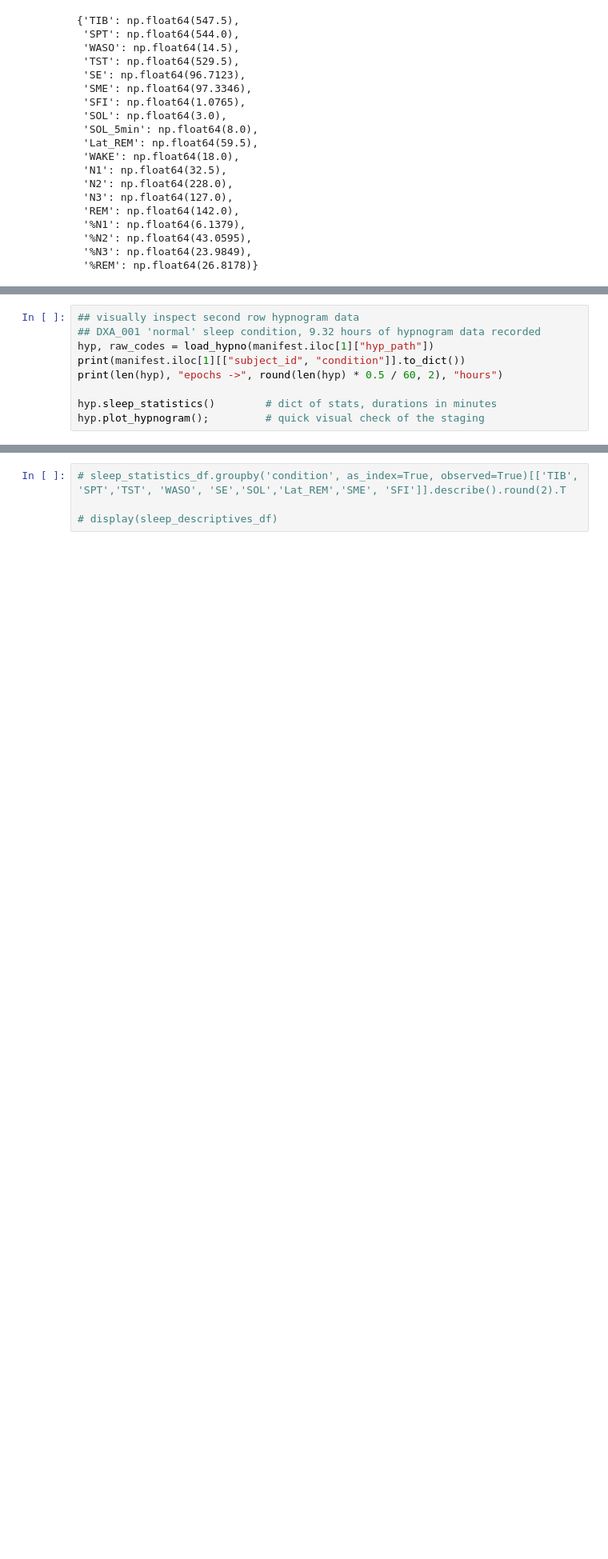
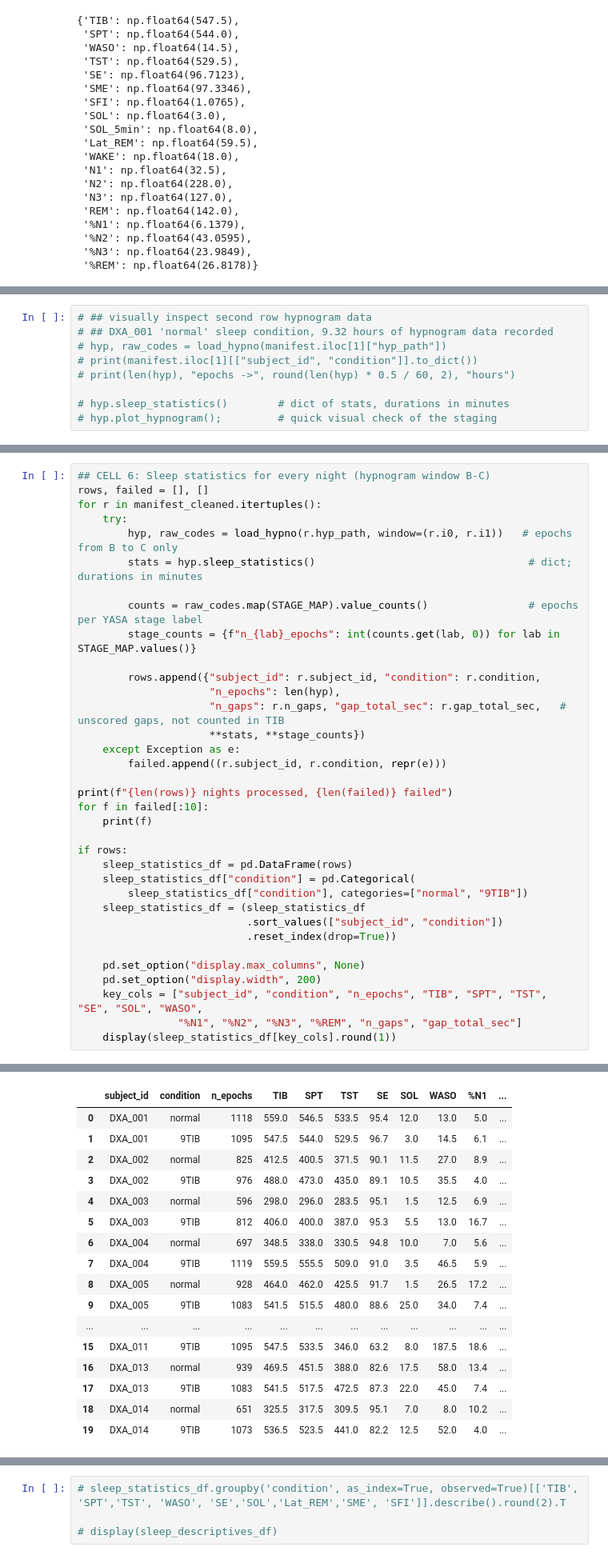
Before and after one commit to Tom-Gooding/Portfolio, a Jupyter notebook: Data_Projects/Rutgers Research/Sleep_Profiler_SOP/DXA_EEG_EDA_10.07.26.ipynb, the cells around one changed output, grey strips where cells are left out. Shown at 80% size. Saved outputs shown, nothing was run; the diff lists cells and outputs as text; blank space fills up the shorter version.

```diff
--- a/Data_Projects/Rutgers Research/Sleep_Profiler_SOP/DXA_EEG_EDA_10.07.26.ipynb
+++ b/Data_Projects/Rutgers Research/Sleep_Profiler_SOP/DXA_EEG_EDA_10.07.26.ipynb
@@ -296,9 +864,9 @@ hyp.sleep_statistics()
 # %%
-## visually inspect second row hypnogram data
-## DXA_001 'normal' sleep condition, 9.32 hours of hypnogram data recorded
-hyp, raw_codes = load_hypno(manifest.iloc[1]["hyp_path"])
-print(manifest.iloc[1][["subject_id", "condition"]].to_dict())
-print(len(hyp), "epochs ->", round(len(hyp) * 0.5 / 60, 2), "hours")
+# ## visually inspect second row hypnogram data
+# ## DXA_001 'normal' sleep condition, 9.32 hours of hypnogram data recorded
+# hyp, raw_codes = load_hypno(manifest.iloc[1]["hyp_path"])
+# print(manifest.iloc[1][["subject_id", "condition"]].to_dict())
+# print(len(hyp), "epochs ->", round(len(hyp) * 0.5 / 60, 2), "hours")
 
-hyp.sleep_statistics()        # dict of stats, durations in minutes
-hyp.plot_hypnogram();         # quick visual check of the staging
+# hyp.sleep_statistics()        # dict of stats, durations in minutes
+# hyp.plot_hypnogram();         # quick visual check of the staging
@@ -308,0 +875,36 @@ hyp.plot_hypnogram();         # quick visual check of the staging
+# %%
+## CELL 6: Sleep statistics for every night (hypnogram window B-C)
+rows, failed = [], []
+for r in manifest_cleaned.itertuples():
+    try:
+        hyp, raw_codes = load_hypno(r.hyp_path, window=(r.i0, r.i1))   # epochs from B to C only
+        stats = hyp.sleep_statistics()                                  # dict; durations in minutes
+
+        counts = raw_codes.map(STAGE_MAP).value_counts()                # epochs per YASA stage label
+        stage_counts = {f"n_{lab}_epochs": int(counts.get(lab, 0)) for lab in STAGE_MAP.values()}
+
+        rows.append({"subject_id": r.subject_id, "condition": r.condition,
+                     "n_epochs": len(hyp),
+                     "n_gaps": r.n_gaps, "gap_total_sec": r.gap_total_sec,   # unscored gaps, not counted in TIB
+                     **stats, **stage_counts})
+    except Exception as e:
+        failed.append((r.subject_id, r.condition, repr(e)))
+
+print(f"{len(rows)} nights processed, {len(failed)} failed")
+for f in failed[:10]:
+    print(f)
+
+if rows:
+    sleep_statistics_df = pd.DataFrame(rows)
+    sleep_statistics_df["condition"] = pd.Categorical(
+        sleep_statistics_df["condition"], categories=["normal", "9TIB"])
+    sleep_statistics_df = (sleep_statistics_df
+                           .sort_values(["subject_id", "condition"])
+                           .reset_index(drop=True))
+
+    pd.set_option("display.max_columns", None)
+    pd.set_option("display.width", 200)
+    key_cols = ["subject_id", "condition", "n_epochs", "TIB", "SPT", "TST", "SE", "SOL", "WASO",
+                "%N1", "%N2", "%N3", "%REM", "n_gaps", "gap_total_sec"]
+    display(sleep_statistics_df[key_cols].round(1))
+# %% [output]
@@ -308,0 +912,17 @@ hyp.plot_hypnogram();         # quick visual check of the staging
+|  | subject_id | condition | n_epochs | TIB | SPT | TST | SE | SOL | WASO | %N1 | ... |
+| 0 | DXA_001 | normal | 1118 | 559.0 | 546.5 | 533.5 | 95.4 | 12.0 | 13.0 | 5.0 | ... |
+| 1 | DXA_001 | 9TIB | 1095 | 547.5 | 544.0 | 529.5 | 96.7 | 3.0 | 14.5 | 6.1 | ... |
+| 2 | DXA_002 | normal | 825 | 412.5 | 400.5 | 371.5 | 90.1 | 11.5 | 27.0 | 8.9 | ... |
+| 3 | DXA_002 | 9TIB | 976 | 488.0 | 473.0 | 435.0 | 89.1 | 10.5 | 35.5 | 4.0 | ... |
+| 4 | DXA_003 | normal | 596 | 298.0 | 296.0 | 283.5 | 95.1 | 1.5 | 12.5 | 6.9 | ... |
+| 5 | DXA_003 | 9TIB | 812 | 406.0 | 400.0 | 387.0 | 95.3 | 5.5 | 13.0 | 16.7 | ... |
+| 6 | DXA_004 | normal | 697 | 348.5 | 338.0 | 330.5 | 94.8 | 10.0 | 7.0 | 5.6 | ... |
+| 7 | DXA_004 | 9TIB | 1119 | 559.5 | 555.5 | 509.0 | 91.0 | 3.5 | 46.5 | 5.9 | ... |
+| 8 | DXA_005 | normal | 928 | 464.0 | 462.0 | 425.5 | 91.7 | 1.5 | 26.5 | 17.2 | ... |
+| 9 | DXA_005 | 9TIB | 1083 | 541.5 | 515.5 | 480.0 | 88.6 | 25.0 | 34.0 | 7.4 | ... |
+| ... | ... | ... | ... | ... | ... | ... | ... | ... | ... | ... | ... |
+| 15 | DXA_011 | 9TIB | 1095 | 547.5 | 533.5 | 346.0 | 63.2 | 8.0 | 187.5 | 18.6 | ... |
+| 16 | DXA_013 | normal | 939 | 469.5 | 451.5 | 388.0 | 82.6 | 17.5 | 58.0 | 13.4 | ... |
+| 17 | DXA_013 | 9TIB | 1083 | 541.5 | 517.5 | 472.5 | 87.3 | 22.0 | 45.0 | 7.4 | ... |
+| 18 | DXA_014 | normal | 651 | 325.5 | 317.5 | 309.5 | 95.1 | 7.0 | 8.0 | 10.2 | ... |
+| 19 | DXA_014 | 9TIB | 1073 | 536.5 | 523.5 | 441.0 | 82.2 | 12.5 | 52.0 | 4.0 | ... |
```
Also changed, not shown: parts of 74 cells of this notebook, 1 other file.
